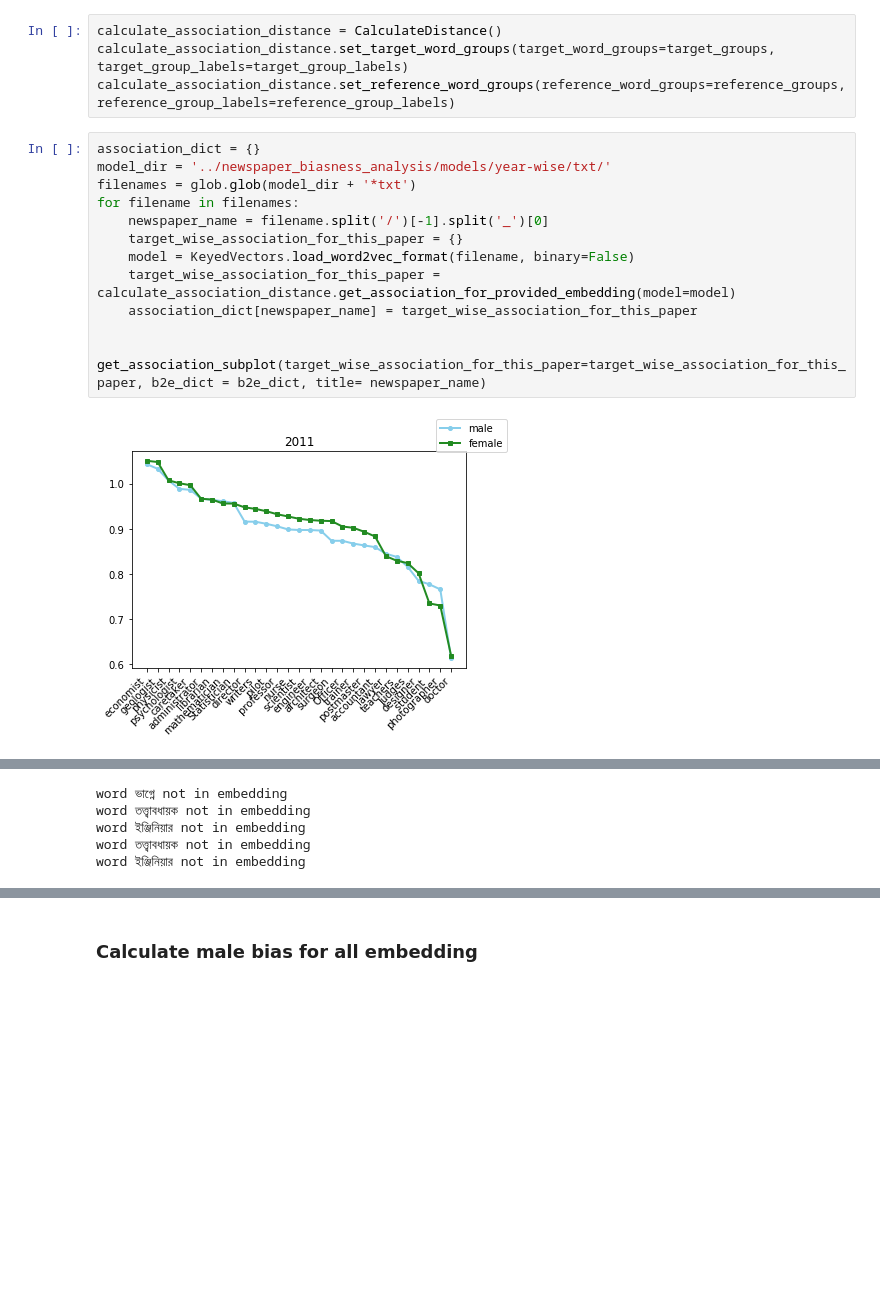
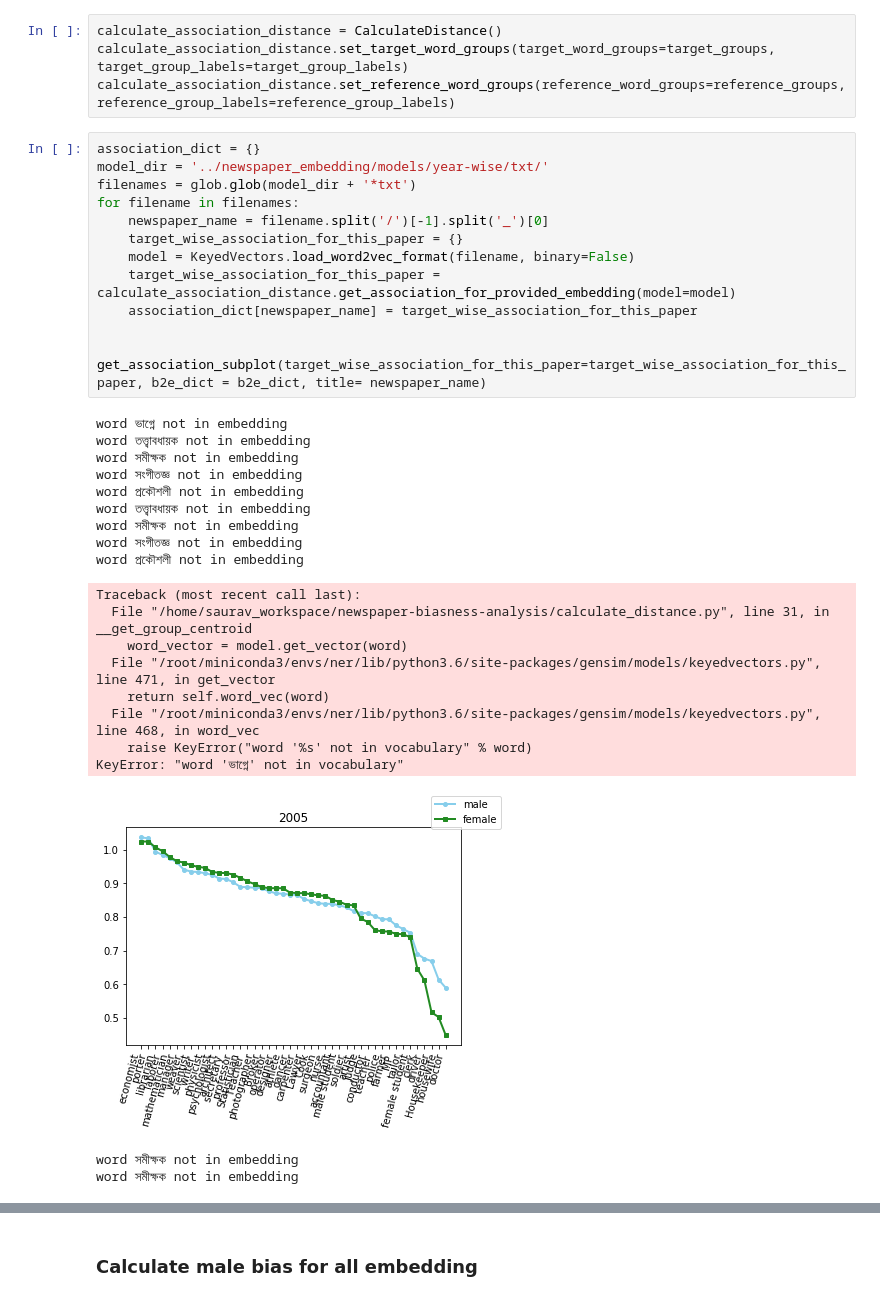
Before and after one commit to facevoid/newspaper-biasness-analysis, a Jupyter notebook: male_biases_over_years.ipynb, the cells around one changed output, grey strips where cells are left out. Drawn from its saved outputs; the diff is of its cells as text; blank space fills up the shorter version.

```diff
--- a/male_biases_over_years.ipynb
+++ b/male_biases_over_years.ipynb
@@ -27,15 +28,34 @@ calculate_association_distance.set_target_word_groups(target_word_groups=target_
 calculate_association_distance.set_reference_word_groups(reference_word_groups=reference_groups, reference_group_labels=reference_group_labels)
 # %%
 association_dict = {}
-model_dir = '../newspaper_biasness_analysis/models/year-wise/txt/'
+model_dir = '../newspaper_embedding/models/year-wise/txt/'
 filenames = glob.glob(model_dir + '*txt')
 for filename in filenames:
     newspaper_name = filename.split('/')[-1].split('_')[0]
     target_wise_association_for_this_paper = {}
     model = KeyedVectors.load_word2vec_format(filename, binary=False)
     target_wise_association_for_this_paper = calculate_association_distance.get_association_for_provided_embedding(model=model)
     association_dict[newspaper_name] = target_wise_association_for_this_paper
 
     get_association_subplot(target_wise_association_for_this_paper=target_wise_association_for_this_paper, b2e_dict = b2e_dict, title= newspaper_name)
 # %% [output]
+word ভাগ্নে not in embedding
+word তত্ত্বাবধায়ক not in embedding
+word সমীক্ষক not in embedding
+word সংগীতজ্ঞ not in embedding
+word প্রকৌশলী not in embedding
+word তত্ত্বাবধায়ক not in embedding
+word সমীক্ষক not in embedding
+word সংগীতজ্ঞ not in embedding
+word প্রকৌশলী not in embedding
+Traceback (most recent call last):
+  File "/home/saurav_workspace/newspaper-biasness-analysis/calculate_distance.py", line 31, in __get_group_centroid
+    word_vector = model.get_vector(word)
+  File "/root/miniconda3/envs/ner/lib/python3.6/site-packages/gensim/models/keyedvectors.py", line 471, in get_vector
+    return self.word_vec(word)
+  File "/root/miniconda3/envs/ner/lib/python3.6/site-packages/gensim/models/keyedvectors.py", line 468, in word_vec
+    raise KeyError("word '%s' not in vocabulary" % word)
+KeyError: "word 'ভাগ্নে' not in vocabulary"
-[figure, old version]
+[figure, new version]
+word সমীক্ষক not in embedding
+word সমীক্ষক not in embedding
@@ -44,5 +63,0 @@ for filename in filenames:
-word ভাগ্নে not in embedding
-word তত্ত্বাবধায়ক not in embedding
-word ইঞ্জিনিয়ার not in embedding
-word তত্ত্বাবধায়ক not in embedding
-word ইঞ্জিনিয়ার not in embedding
```
Also changed, not shown: parts of 7 cells of this notebook, 11 other files.
